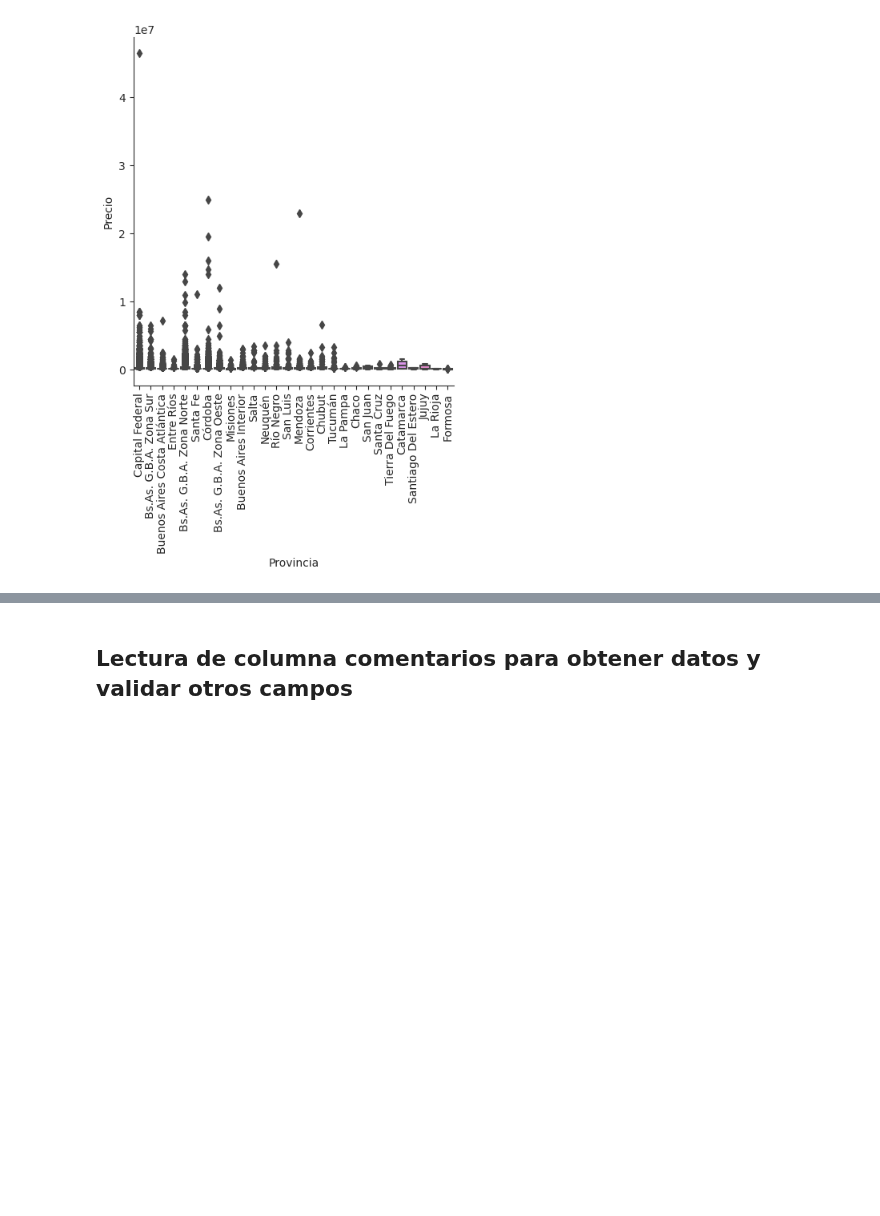
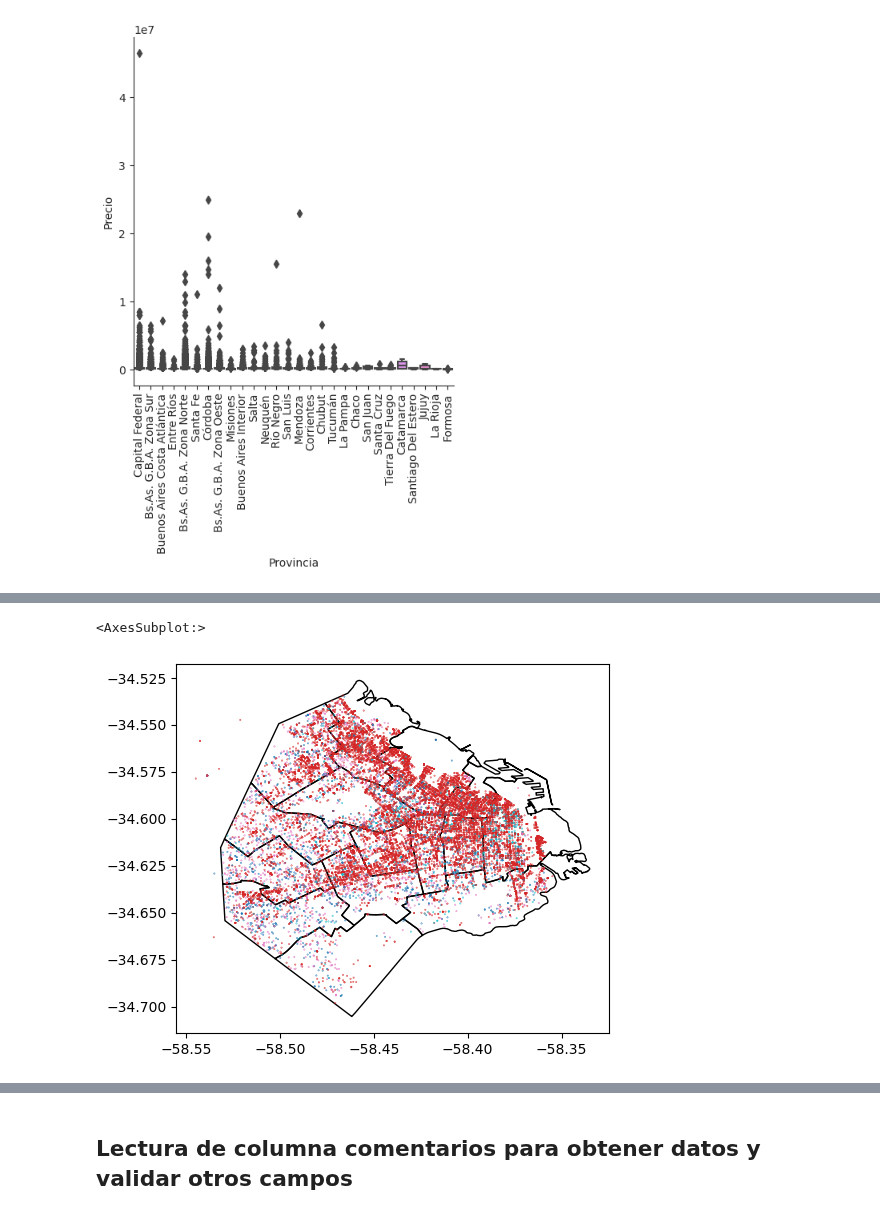
Before and after one commit to Facundo-Peloso/DH-TP-1---Grupo-10, a Jupyter notebook: Main-TP1 copy.ipynb, the cells around one changed output, grey strips where cells are left out. Cells and saved outputs as stored; diff of their text form; code cells hidden in the pictures; blank space fills up the shorter version.

```diff
--- a/Main-TP1 copy.ipynb
+++ b/Main-TP1 copy.ipynb
@@ -1055,0 +1111,3 @@ with sns.axes_style(style='ticks'):
+# %%
+#Vemos que hay un valor erroneo, no esta en capital federal su ubicación de lat lon
+propiedades_caba=geo_datos.loc[geo_datos['ciudad']=='Capital Federal']
@@ -1055,0 +1116,5 @@ with sns.axes_style(style='ticks'):
+# %%
+caba_cercanas=propiedades_caba.lat > -38
+# %%
+caba_grafico=propiedades_caba.loc[caba_cercanas]
+caba_grafico.head()
@@ -1055,0 +1129,9 @@ with sns.axes_style(style='ticks'):
+# %%
+fig, ax = plt.subplots()
+
+#geo_arboles.sample(1000).plot(ax=ax, column = "nombre_cientifico")
+geo_comunas.plot(ax=ax, facecolor="none", edgecolor='black')
+caba_grafico.loc[caba_grafico['ciudad']=='Capital Federal'].plot(ax=ax, column='property_type',markersize=0.1,marker='o')
+# %% [output]
+<AxesSubplot:>
+[figure, added]
```
Also changed, not shown: parts of 20 cells of this notebook.
